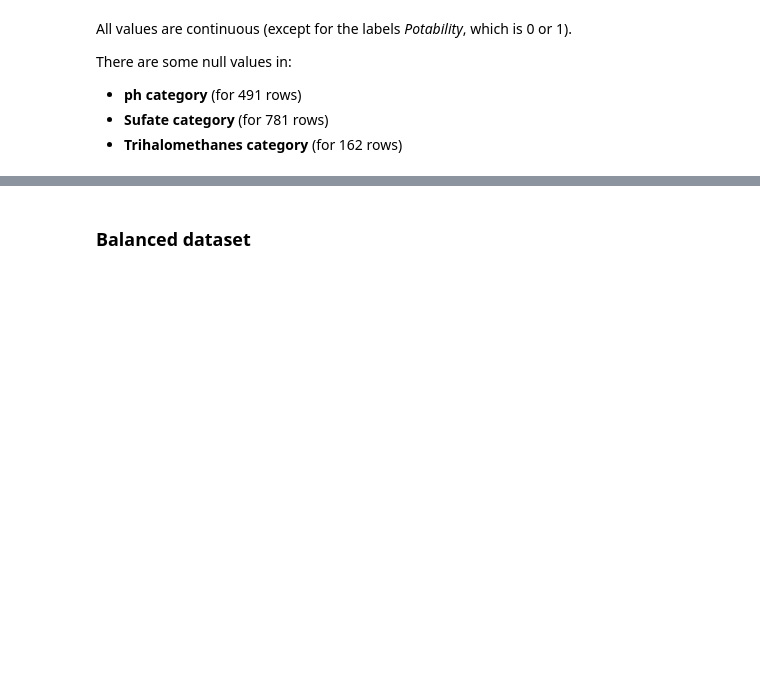
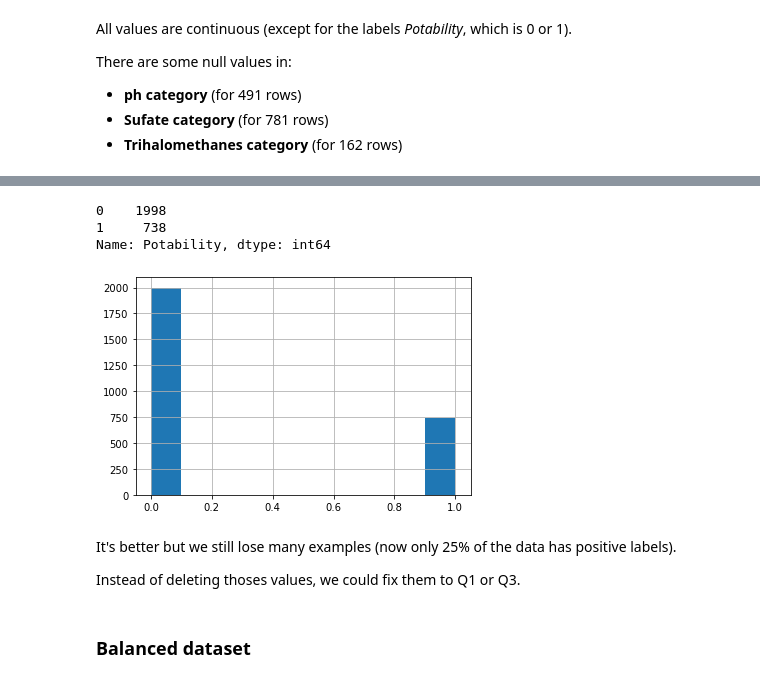
Before and after one commit to NouamaneTazi/ml_project_example, a Jupyter notebook: notebooks/Exploratory Data Analysis.ipynb, the cells around one changed output, grey strips where cells are left out. Saved outputs shown, nothing was run; the diff lists cells and outputs as text; code cells hidden in the pictures; blank space fills up the shorter version.

```diff
--- a/notebooks/Exploratory Data Analysis.ipynb
+++ b/notebooks/Exploratory Data Analysis.ipynb
@@ -65,0 +155,7 @@ There are some null values in:
+# %%
+df_corrected = df[(df["Potability"] == 0) |
+                    ((df_features["ph"] >= 6) & (df_features["ph"] <= 9.5) &
+                    (df_features["Conductivity"] <= 800) &
+                    (df_features["Turbidity"] <= 5))].reset_index(drop=True)
+df_features_corrected = df_corrected.drop("Potability", axis=1)
+df_corrected.info()
@@ -66,3 +180,15 @@ There are some null values in:
+# %%
+df_corrected["Potability"].hist()
+df_corrected["Potability"].value_counts()
+# %% [output]
+0    1998
+1     738
+Name: Potability, dtype: int64
+[figure, added]
+# %% [markdown]
+It's better but we still lose many examples (now only 25% of the data has positive labels).
+
+Instead of deleting thoses values, we could fix them to Q1 or Q3.
 # %% [markdown]
 ### Balanced dataset
 # %%
```
Also changed, not shown: parts of 62 cells of this notebook.
